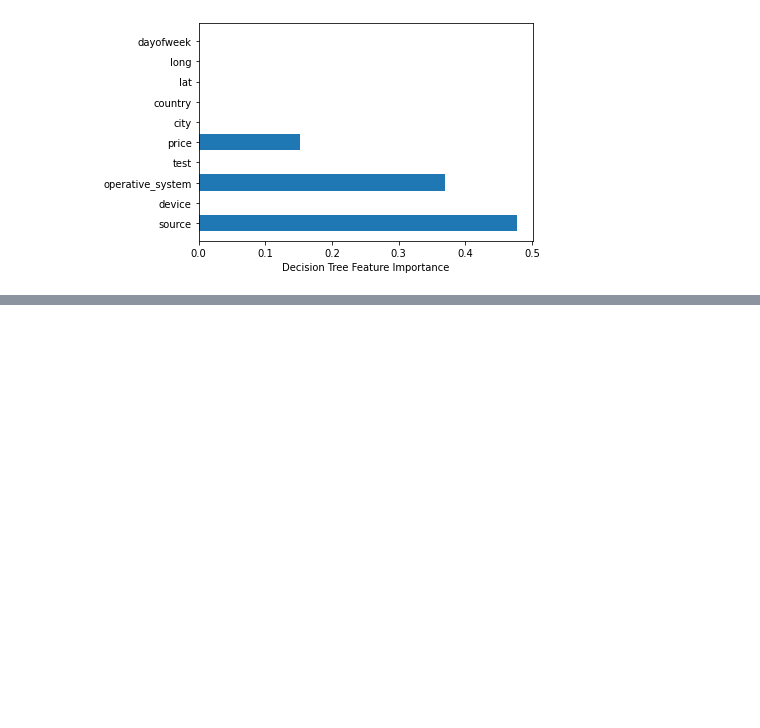
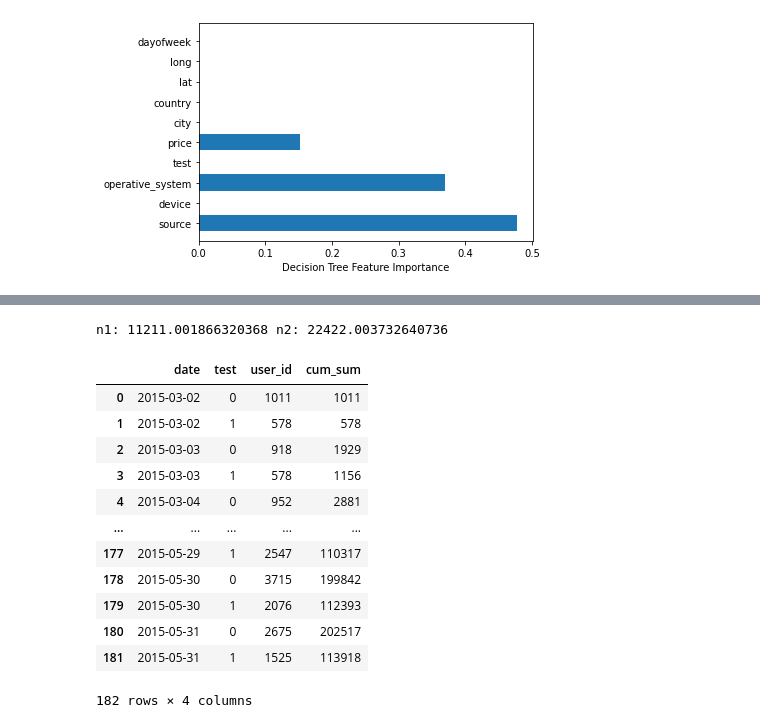
Before and after one commit to menghe2727/data_science, a Jupyter notebook: pricing_test/pricing_test.ipynb, the cells around one changed output, grey strips where cells are left out. Drawn from its saved outputs; the diff is of its cells as text; code cells hidden in the pictures; blank space fills up the shorter version.

```diff
--- a/pricing_test/pricing_test.ipynb
+++ b/pricing_test/pricing_test.ipynb
@@ -435,0 +419,3 @@ Clearly, the
+# %%
+user_count_per_day = price_test.groupby(['date','test'],as_index= False)['user_id'].count()
+user_count_per_day
@@ -435,0 +475,22 @@ Clearly, the
+# %%
+# alpha = 0.05, beta = 0.2 and sample size of control group is twice of test group
+sample_size(0.0155 ,0.0198 ,0.05 , 0.2 ,2.0)
+# %% [output]
+n1: 11211.001866320368 n2: 22422.003732640736
+# %%
+user_count_per_day['cum_sum'] = user_count_per_day.groupby(['test']).cumsum()
+user_count_per_day
+# %% [output]
+|  | date | test | user_id | cum_sum |
+| 0 | 2015-03-02 | 0 | 1011 | 1011 |
+| 1 | 2015-03-02 | 1 | 578 | 578 |
+| 2 | 2015-03-03 | 0 | 918 | 1929 |
+| 3 | 2015-03-03 | 1 | 578 | 1156 |
+| 4 | 2015-03-04 | 0 | 952 | 2881 |
+| ... | ... | ... | ... | ... |
+| 177 | 2015-05-29 | 1 | 2547 | 110317 |
+| 178 | 2015-05-30 | 0 | 3715 | 199842 |
+| 179 | 2015-05-30 | 1 | 2076 | 112393 |
+| 180 | 2015-05-31 | 0 | 2675 | 202517 |
+| 181 | 2015-05-31 | 1 | 1525 | 113918 |
+182 rows × 4 columns
```
Also changed, not shown: parts of 8 cells of this notebook.
